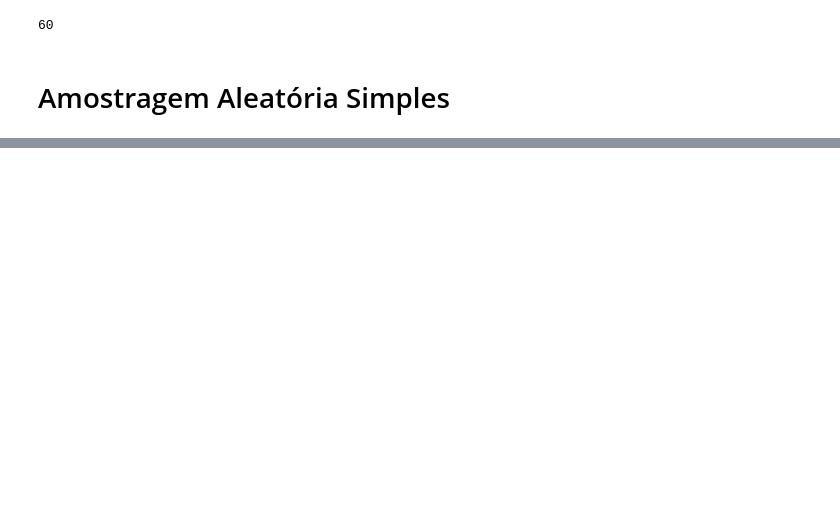
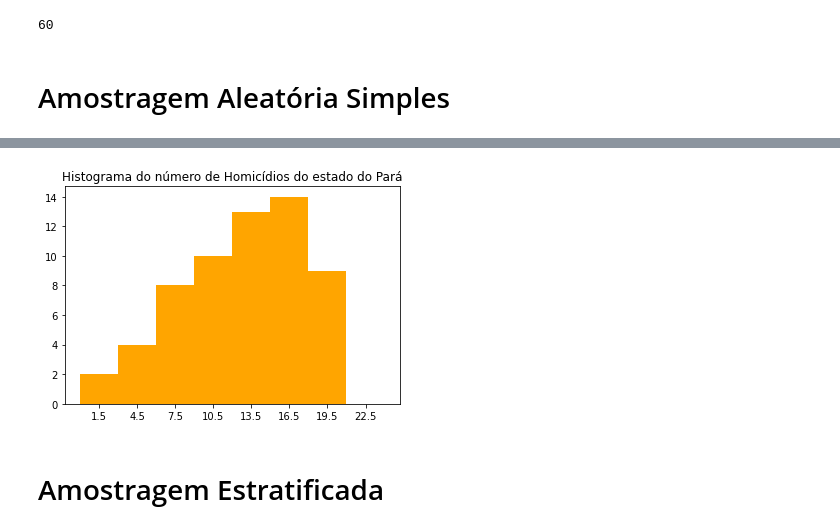
Before and after one commit to rodrigo-sr/amostragem, a Jupyter notebook: amostragem.ipynb, the cells around one changed output, grey strips where cells are left out. Saved outputs shown, nothing was run; the diff lists cells and outputs as text; code cells hidden in the pictures; blank space fills up the shorter version.

```diff
--- a/amostragem.ipynb
+++ b/amostragem.ipynb
@@ -160,0 +256,12 @@ amostra_as
+# %%
+#calculando o valor de K para verificar a distancia dos intervalos e deciasão do inicio da selação atarvés do r
+k_as = round(len(populacao_ord)/n)
+r = random.randint(1,k_as)
+posicoes_amostras = [r]
+for posicao in range(1,n):
+    posicoes_amostras.append(r+posicao*k_as)
+# %%
+amostra_as =[]
+for seletor in posicoes_amostras:
+    amostra_as.append(populacao_ord[seletor])
+amostra_as
@@ -160,0 +296,5 @@ amostra_as
+# %%
+#separando os valores numericos da matriz
+numeros_as = list(map(lambda x:float(x),[item[1] for item in amostra_as]))
+media_as, variancia_as, desv_padr_as, cv_as = estatisticas_basicas(numeros_as)
+print(f'A média da taxa de homicídios da amostra é {media_as:.2f}, a variância é {variancia_as:.2f}, o desvio padrão é {desv_padr_as:.2f} e o cv é igual a {cv_as:.2f}')
@@ -160,0 +303,4 @@ amostra_as
+# %%
+#criação do dicionário para armazenamento das classes e da lista de pontos mádios
+classes_as, ponto_medio_as = listas_dict_classes(numeros_as)
+print(classes_as, ponto_medio_as)
@@ -160,0 +325,10 @@ amostra_as
+# %%
+#plotagem do histograma
+plt.bar(ponto_medio_as, [t for t in classes_as.values()],3, color='orange')
+plt.title('Histograma do número de Homicídios do estado do Pará')
+plt.xticks(ponto_medio_as)
+plt.show()
+# %% [output]
+[figure, added]
+# %% [markdown]
+# Amostragem Estratificada
```
Also changed, not shown: parts of 21 cells of this notebook, 3 other files.
